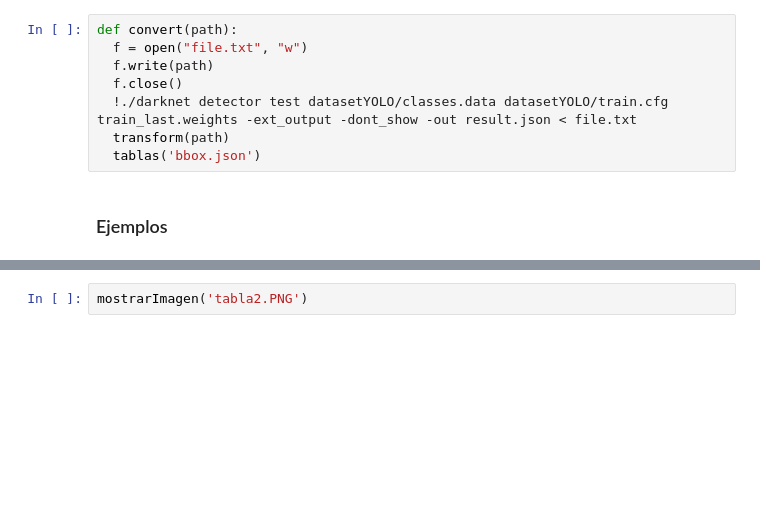
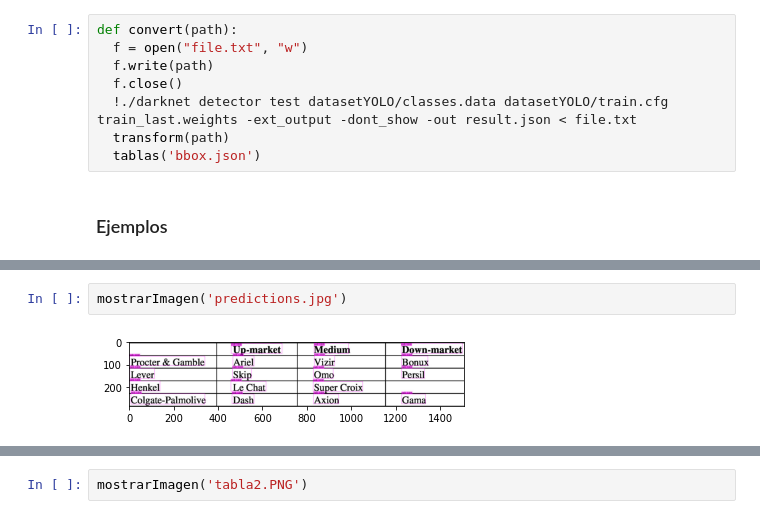
Before and after one commit to holms-ur/CellDetection, a Jupyter notebook: img2latex.ipynb, the cells around one changed output, grey strips where cells are left out. Cells and saved outputs as stored; diff of their text form; blank space fills up the shorter version.

```diff
--- a/img2latex.ipynb
+++ b/img2latex.ipynb
@@ -254,0 +300,4 @@ mostrarImagen('predictions.jpg')
+# %%
+mostrarImagen('predictions.jpg')
+# %% [output]
+[figure, added]
```
Also changed, not shown: parts of 9 cells of this notebook.
